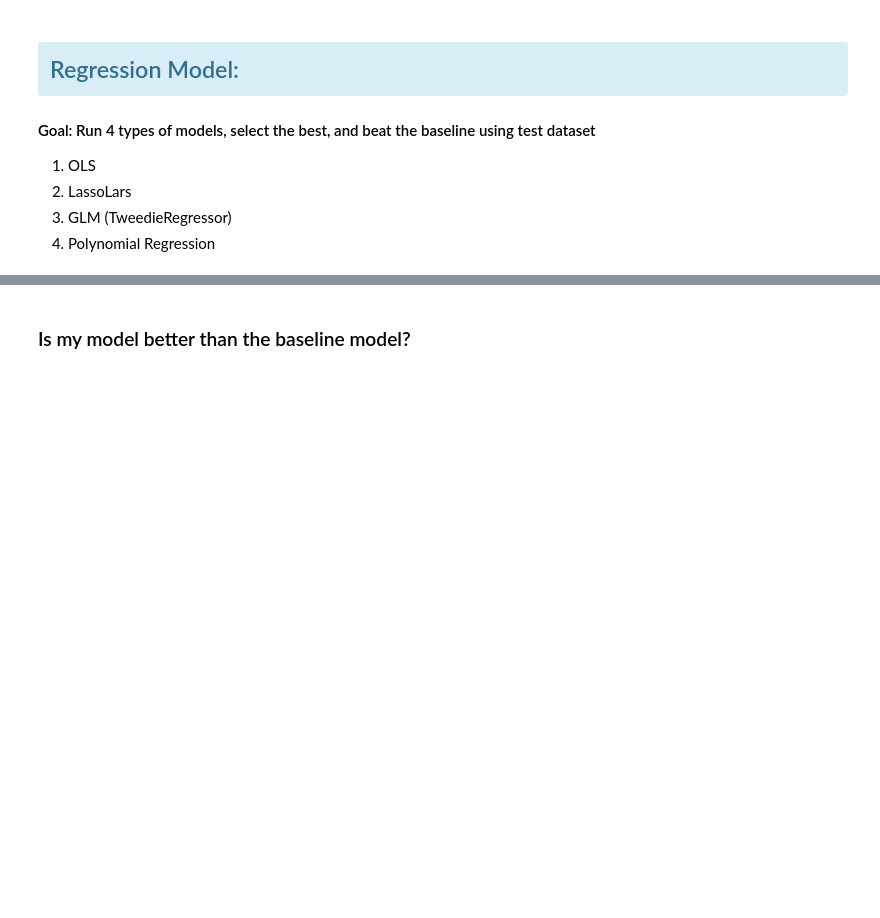
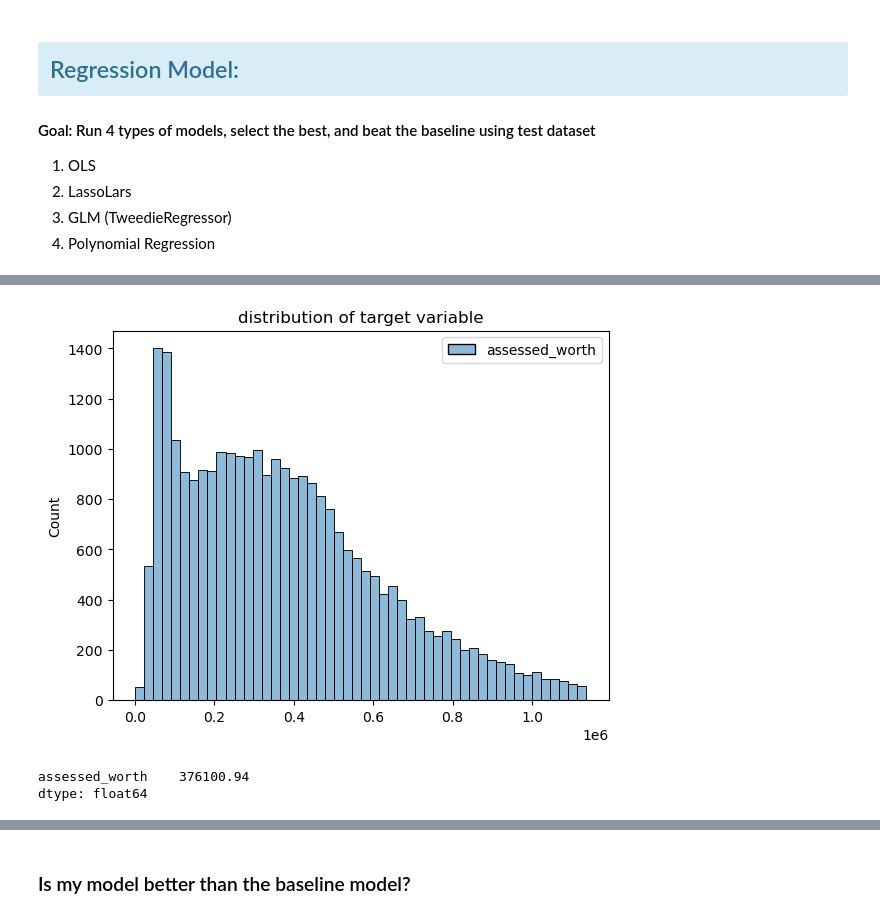
Before and after one commit to lewisalexia/Regression_Project2_Zillow, a Jupyter notebook: explore.ipynb, the cells around one changed output, grey strips where cells are left out. Drawn from its saved outputs; the diff is of its cells as text; code cells hidden in the pictures; blank space fills up the shorter version.

```diff
--- a/explore.ipynb
+++ b/explore.ipynb
@@ -1089,25 +794,0 @@ X_test_degree3 = pf.transform(X_test_scaled)
-# %%
-# Linear Regression
-
-# create the model object
-lm2 = LinearRegression()
-
-# fit the model to our training data. We must specify the column in y_train,
-# since we have converted it to a dataframe from a series!
-lm2.fit(X_train_degree3, y_train.assessed_worth)
-
-# predict train
-y_train['worth_pred_lm2'] = lm2.predict(X_train_degree3)
-
-# evaluate: rmse
-rmse_train = mean_squared_error(y_train.assessed_worth, y_train.worth_pred_lm2)**(1/2)
-
-# predict validate
-y_validate['worth_pred_lm2'] = lm2.predict(X_validate_degree3)
-
-# evaluate: rmse
-rmse_validate = mean_squared_error(y_validate.assessed_worth, y_validate.worth_pred_lm2)**(1/2)
-
-print("RMSE for Polynomial Model (degrees = 3)\nTrain/In-Sample: ", rmse_train.round(2),
-      "\nValidate/Out-of-Sample: ", rmse_validate.round(2))
-print(f"Difference of Train and Validate RMSE: {round(rmse_train.round(2) - rmse_validate.round(2))}")
@@ -1136,0 +804,13 @@ metrics_df
+# %%
+sns.histplot(y_train)
+plt.title('distribution of target variable')
+plt.show()
+# %% [output]
+[figure, added]
+# %%
+# baseline
+baseline = y_train.mean().round(2)
+baseline
+# %% [output]
+assessed_worth    376100.94
+dtype: float64
```
Also changed, not shown: parts of 115 cells of this notebook.
